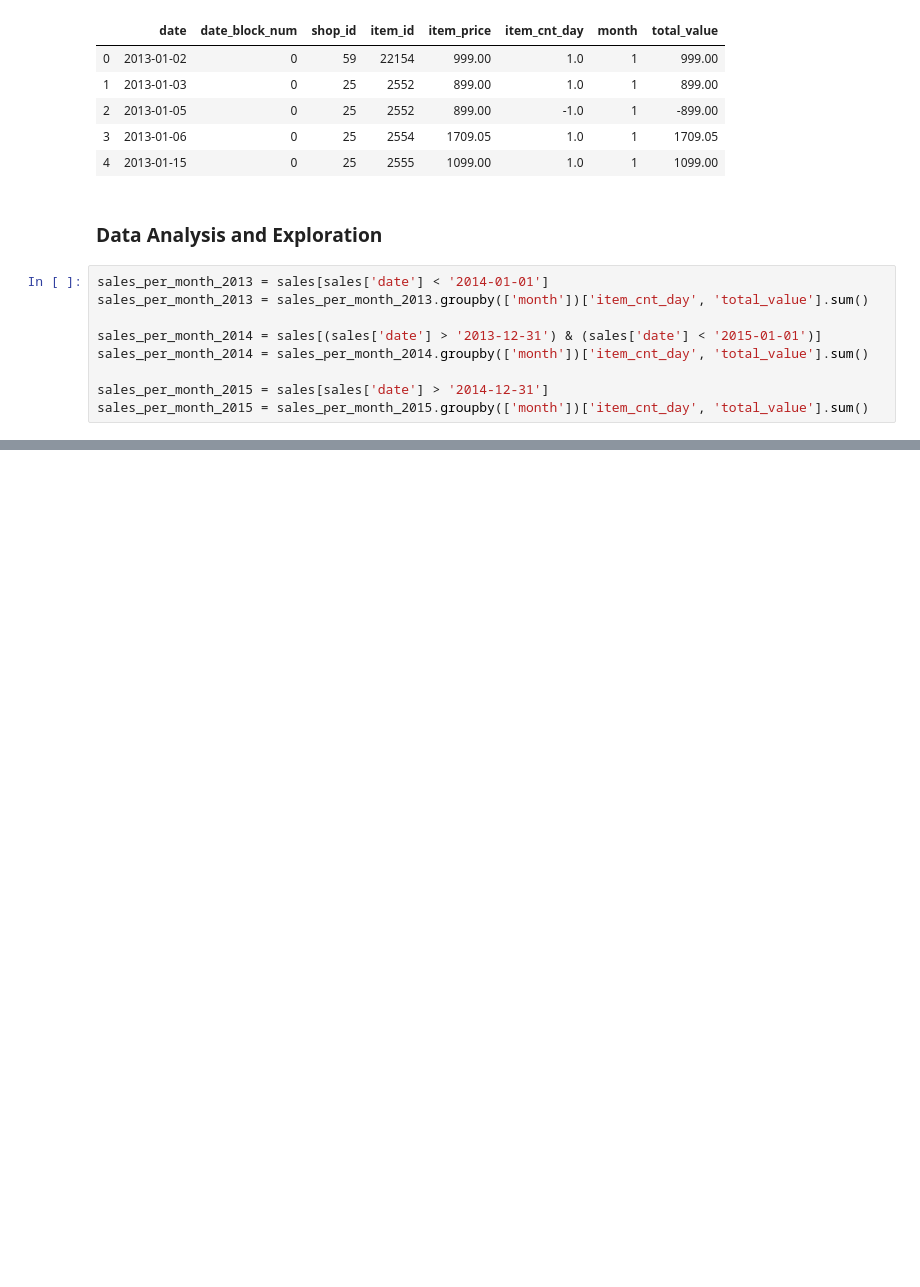
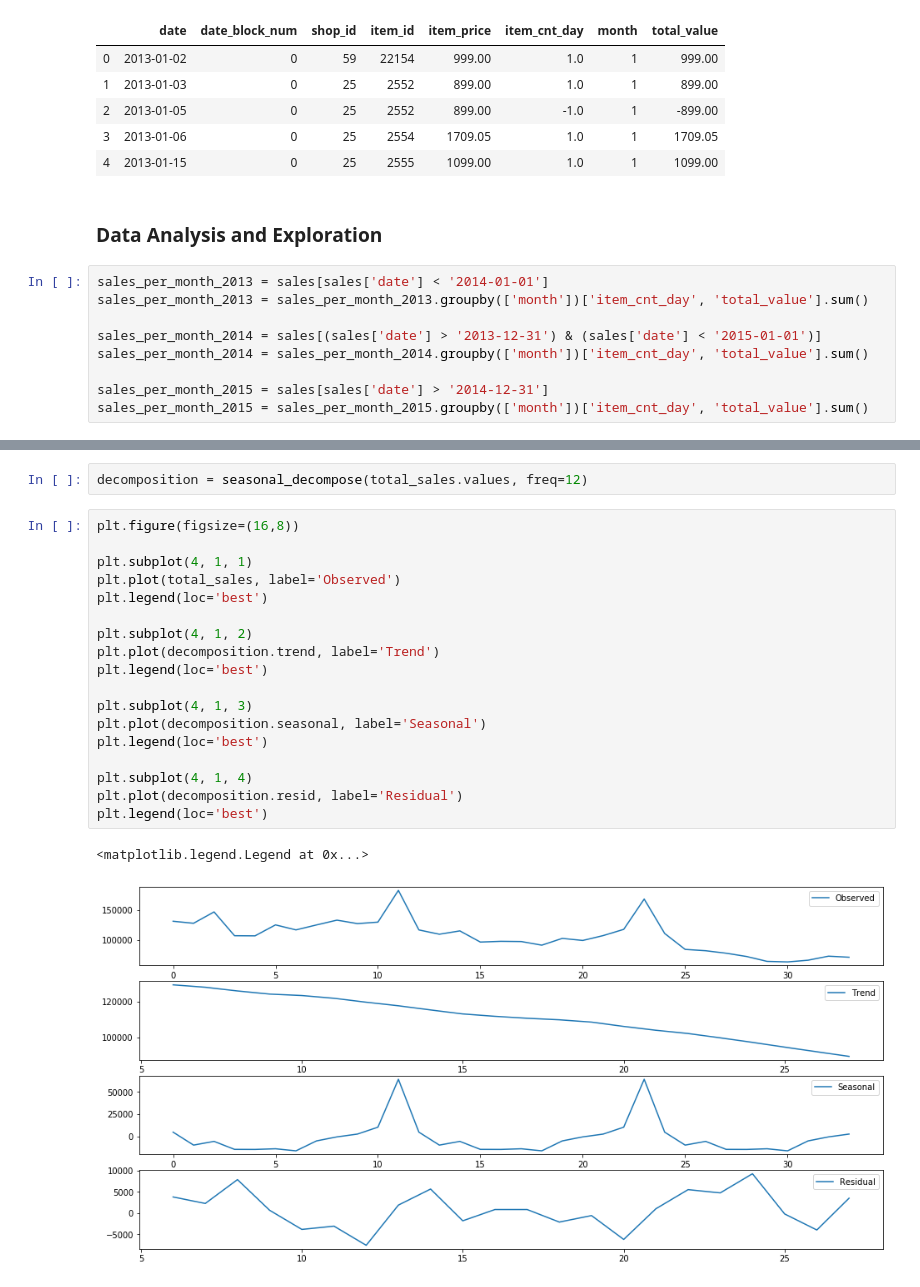
Before and after one commit to leandrocamara/future-sales-forecast, a Jupyter notebook: future-sales-forecast.ipynb, the cells around one changed output, grey strips where cells are left out. Saved outputs shown, nothing was run; the diff lists cells and outputs as text; blank space fills up the shorter version.

Commit message:
Trend, Seasonality and Waste Presentation.

```diff
--- a/future-sales-forecast.ipynb
+++ b/future-sales-forecast.ipynb
@@ -67,0 +78,23 @@ plt.legend()
+# %%
+decomposition = seasonal_decompose(total_sales.values, freq=12)
+# %%
+plt.figure(figsize=(16,8))
+
+plt.subplot(4, 1, 1)
+plt.plot(total_sales, label='Observed')
+plt.legend(loc='best')
+
+plt.subplot(4, 1, 2)
+plt.plot(decomposition.trend, label='Trend')
+plt.legend(loc='best')
+
+plt.subplot(4, 1, 3)
+plt.plot(decomposition.seasonal, label='Seasonal')
+plt.legend(loc='best')
+
+plt.subplot(4, 1, 4)
+plt.plot(decomposition.resid, label='Residual')
+plt.legend(loc='best')
+# %% [output]
+<matplotlib.legend.Legend at 0x...>
+[figure, added]
```
Also changed, not shown: parts of 5 cells of this notebook.
